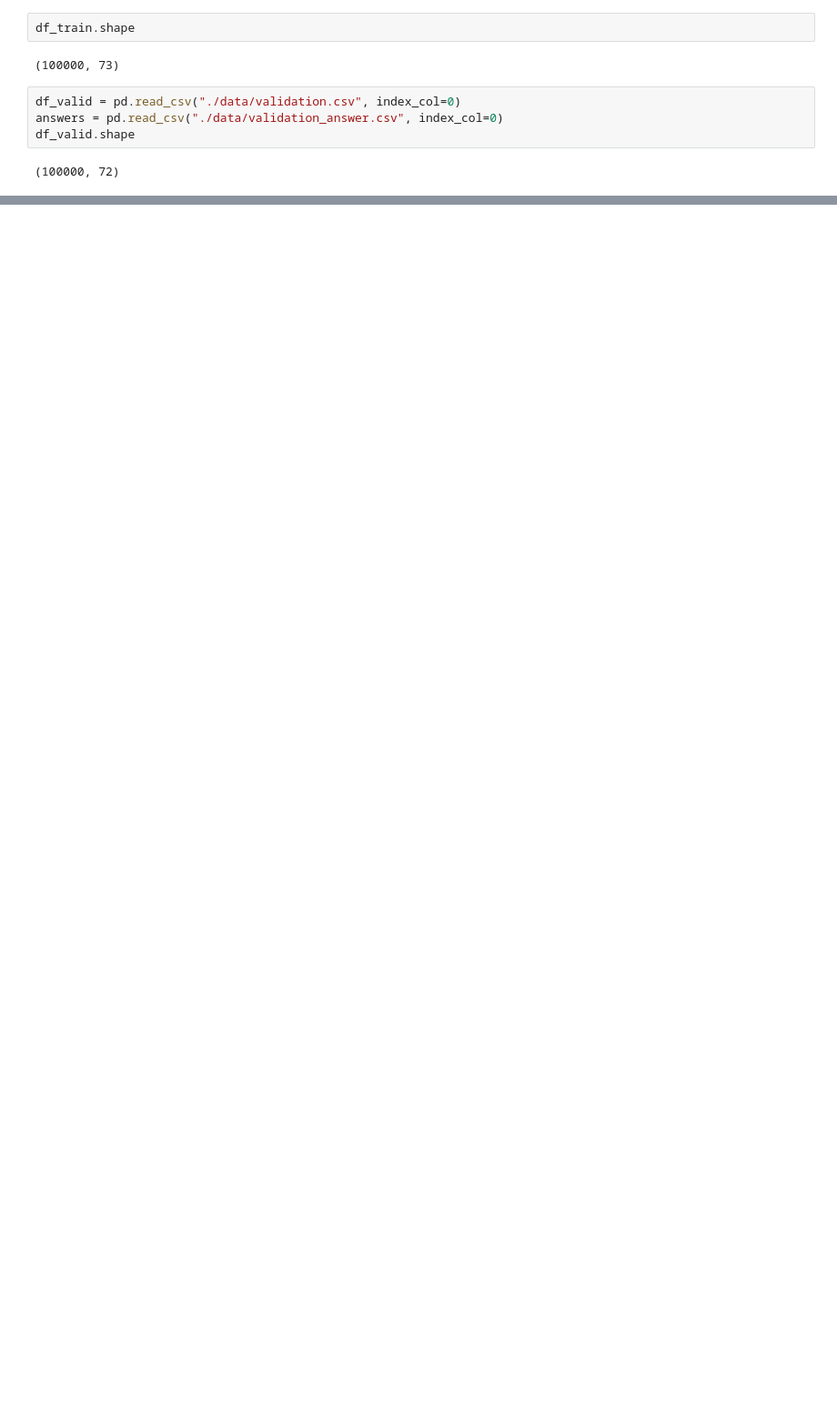
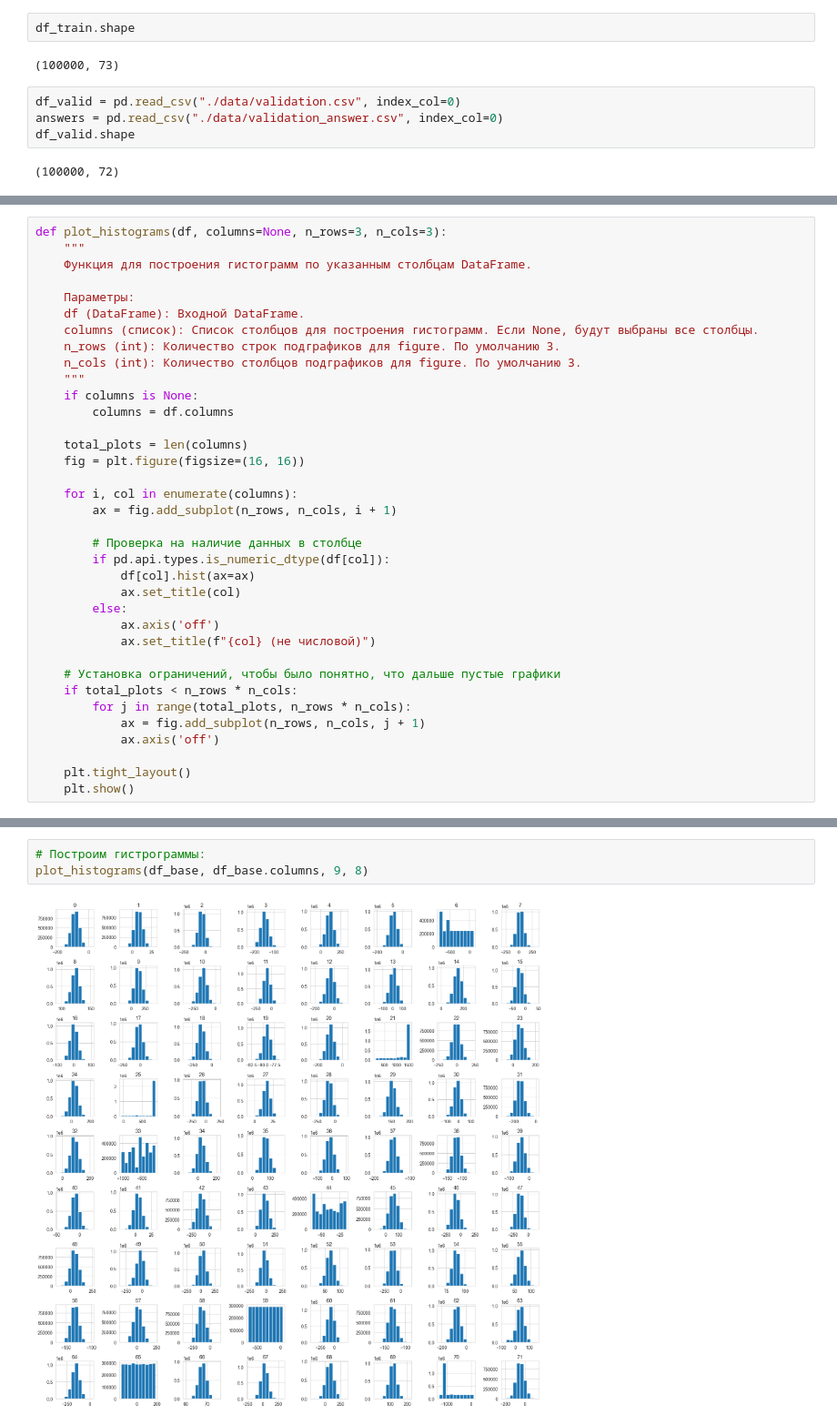
Before and after one commit to 72ru/product_similarity_search, a Jupyter notebook: main.ipynb, the cells around one changed output, grey strips where cells are left out. Shown at 91% size. Drawn from its saved outputs; the diff is of its cells as text; blank space fills up the shorter version.

```diff
--- a/main.ipynb
+++ b/main.ipynb
@@ -128,0 +212,36 @@ Hint: Use numpy [ascontigiousarray](https://numpy.org/doc/stable/reference/gener
+# %%
+def plot_histograms(df, columns=None, n_rows=3, n_cols=3):
+    """
+    Функция для построения гистограмм по указанным столбцам DataFrame.
+
+    Параметры:
+    df (DataFrame): Входной DataFrame.
+    columns (список): Список столбцов для построения гистограмм. Если None, будут выбраны все столбцы.
+    n_rows (int): Количество строк подграфиков для figure. По умолчанию 3.
+    n_cols (int): Количество столбцов подграфиков для figure. По умолчанию 3.
+    """
+    if columns is None:
+        columns = df.columns
+
+    total_plots = len(columns)
+    fig = plt.figure(figsize=(16, 16))
+
+    for i, col in enumerate(columns):
+        ax = fig.add_subplot(n_rows, n_cols, i + 1)
+
+        # Проверка на наличие данных в столбце
+        if pd.api.types.is_numeric_dtype(df[col]):
+            df[col].hist(ax=ax)
+            ax.set_title(col)
+        else:
+            ax.axis('off')
+            ax.set_title(f"{col} (не числовой)")
+
+    # Установка ограничений, чтобы было понятно, что дальше пустые графики
+    if total_plots < n_rows * n_cols:
+        for j in range(total_plots, n_rows * n_cols):
+            ax = fig.add_subplot(n_rows, n_cols, j + 1)
+            ax.axis('off')
+
+    plt.tight_layout()
+    plt.show()
@@ -128,0 +331,5 @@ Hint: Use numpy [ascontigiousarray](https://numpy.org/doc/stable/reference/gener
+# %%
+# Построим гистрограммы:
+plot_histograms(df_base, df_base.columns, 9, 8)
+# %% [output]
+[figure, added]
```
Also changed, not shown: parts of 89 cells of this notebook, 1 other file.
